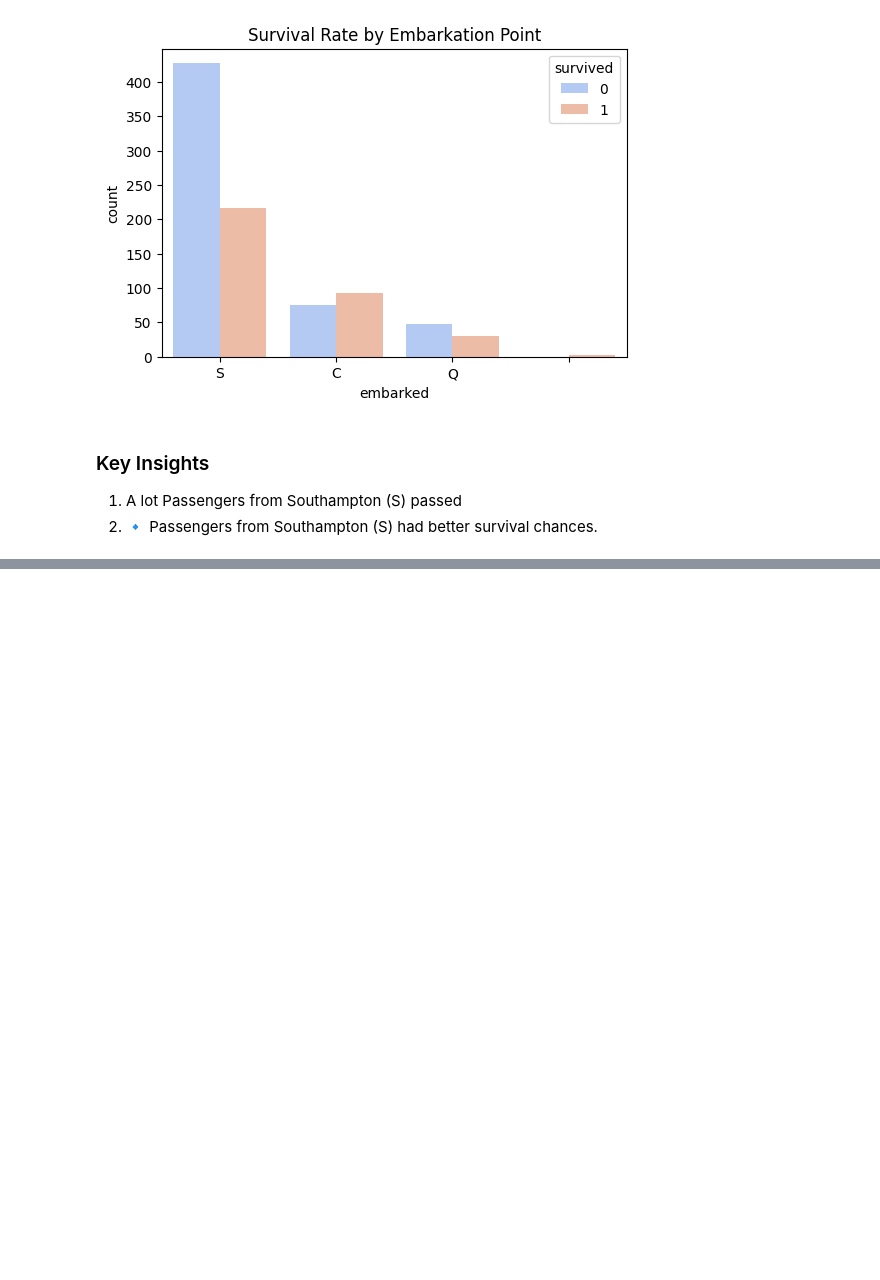
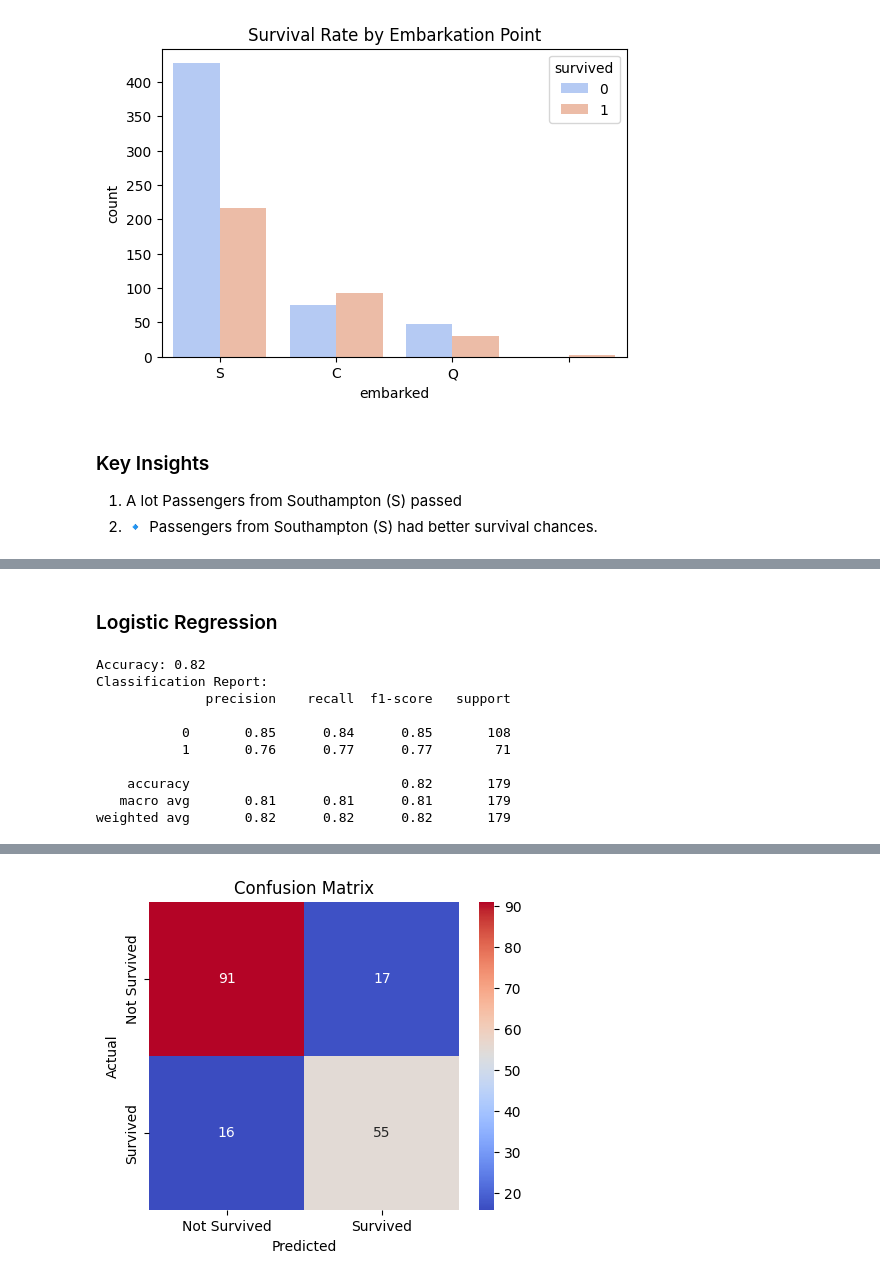
Before and after one commit to Queenzy-Ongeye/TitanicSurvivalAnalysis, a Jupyter notebook: index.ipynb, the cells around one changed output, grey strips where cells are left out. Saved outputs shown, nothing was run; the diff lists cells and outputs as text; code cells hidden in the pictures; blank space fills up the shorter version.

```diff
--- a/index.ipynb
+++ b/index.ipynb
@@ -424,0 +688,5 @@ plt.show()
+# %%
+#  scaling data
+scaler = StandardScaler()
+X_train_smote_scaled = scaler.fit_transform(X_train_smote)
+X_test_scaled = scaler.transform(X_test)
@@ -424,0 +695,36 @@ plt.show()
+# %% [markdown]
+### Logistic Regression
+# %%
+# Initialize and train the logistic regression model
+logreg = LogisticRegression(random_state=42)
+logreg.fit(X_train_smote_scaled, y_train_smote)
+
+# Predict on test data
+y_pred = logreg.predict(X_test_scaled)
+# %%
+# Accuracy Score
+accuracy = accuracy_score(y_test, y_pred)
+print(f"Accuracy: {accuracy:.2f}")
+
+# Classification Report
+print("Classification Report:")
+print(classification_report(y_test, y_pred))
+
+# Confusion Matrix
+plt.figure(figsize=(5,4))
+sns.heatmap(confusion_matrix(y_test, y_pred), annot=True, fmt='d', cmap='coolwarm', xticklabels=['Not Survived', 'Survived'], yticklabels=['Not Survived', 'Survived'])
+plt.title("Confusion Matrix")
+plt.ylabel("Actual")
+plt.xlabel("Predicted")
+plt.show()
+# %% [output]
+Accuracy: 0.82
+Classification Report:
+              precision    recall  f1-score   support
+
+           0       0.85      0.84      0.85       108
+           1       0.76      0.77      0.77        71
+
+    accuracy                           0.82       179
+   macro avg       0.81      0.81      0.81       179
+weighted avg       0.82      0.82      0.82       179
@@ -424,0 +737 @@ plt.show()
+[figure, added]
```
Also changed, not shown: parts of 41 cells of this notebook.
